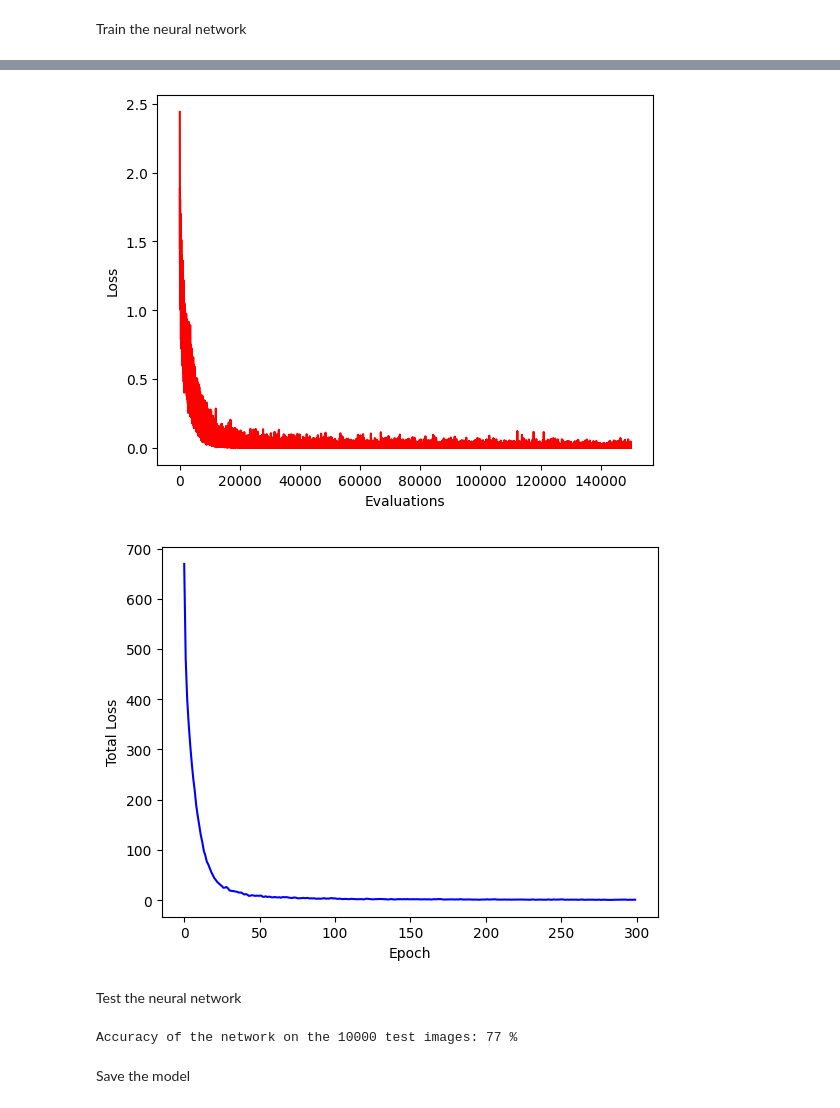
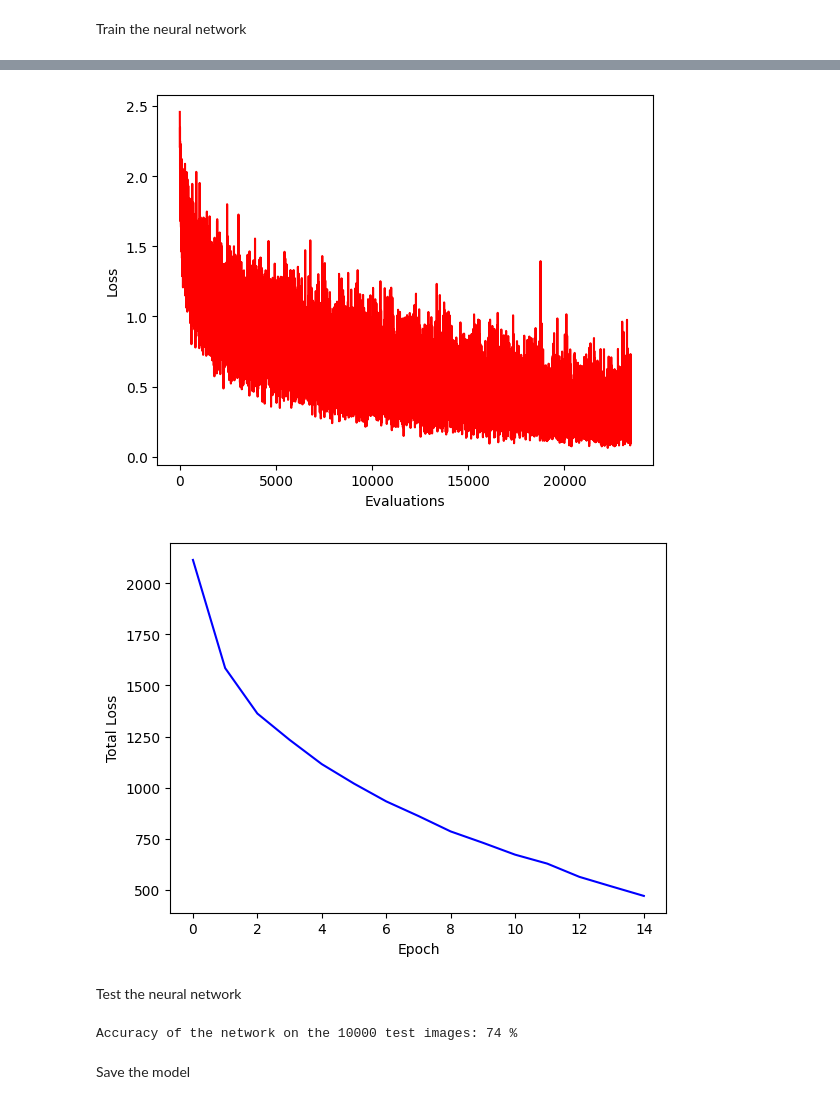
Before and after one commit to surajrl/cifar10-nn, a Jupyter notebook: src/com3013-cw.ipynb, the cells around one changed output, grey strips where cells are left out. Saved outputs shown, nothing was run; the diff lists cells and outputs as text; code cells hidden in the pictures.

Commit message:
Modified NN model, started implementation of PSO

```diff
--- a/src/com3013-cw.ipynb
+++ b/src/com3013-cw.ipynb
@@ -21,7 +21,7 @@ import torch
 import torchvision
 import torchvision.transforms as transforms
 
-batch_size = 100
+batch_size = 32
 
 transform = transforms.Compose(
     [transforms.ToTensor()]
@@ -121,7 +120,8 @@ torch.manual_seed(1)
 model = Net()
 model.to(device)
 
-optimizer = optim.SGD(model.parameters(), lr=0.1, momentum=0.0) # mini batch gradient descent
+lr = 0.01
+optimizer = optim.SGD(model.parameters(), lr=lr, momentum=0.0) # mini batch gradient descent
 # %% [markdown]
 Train the neural network
 # %%
@@ -131,10 +131,14 @@ import time
 
 total_loss_list = []
 loss_list = []
-
+epochs = 15
 start = time.perf_counter()
 
-for epoch in range(300):  # loop over the dataset multiple times
+print("Epochs: " + str(epochs))
+print("Batch size: " + str(batch_size))
+print("Learning rate: " + str(lr))
+
+for epoch in range(epochs):  # loop over the dataset multiple times
 
   total_loss = 0
 
@@ -164,7 +168,7 @@ for epoch in range(300):  # loop over the dataset multiple times
 
 end = time.perf_counter()
 
-print(f"Finished training, time taken {start-end} seconds")
+print(f"Finished training, time taken {end-start} seconds")
 
 # plot the loss rate
 plt.plot(np.array(loss_list), 'r')
@@ -196,5 +202,5 @@ Finished Training
-[figure, old version]
+[figure, new version]
-[figure, old version]
+[figure, new version]
 # %% [markdown]
 Test the neural network
 # %%
@@ -215,7 +221,7 @@ with torch.no_grad():
 
 print(f"Accuracy of the network on the 10000 test images: {100 * correct // total} %")
 # %% [output]
-Accuracy of the network on the 10000 test images: 77 %
+Accuracy of the network on the 10000 test images: 74 %
 # %% [markdown]
 Save the model
 # %%
```
Also changed, not shown: parts of 7 cells of this notebook.
